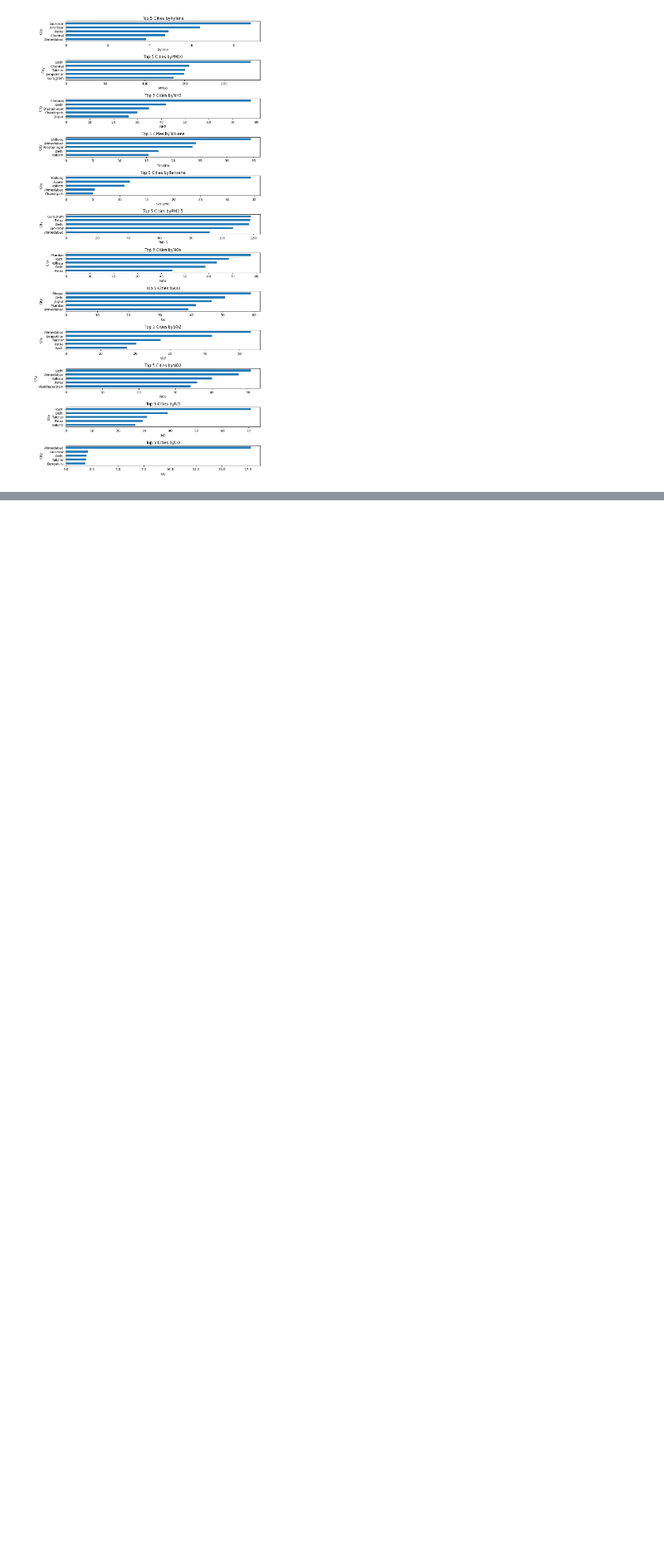
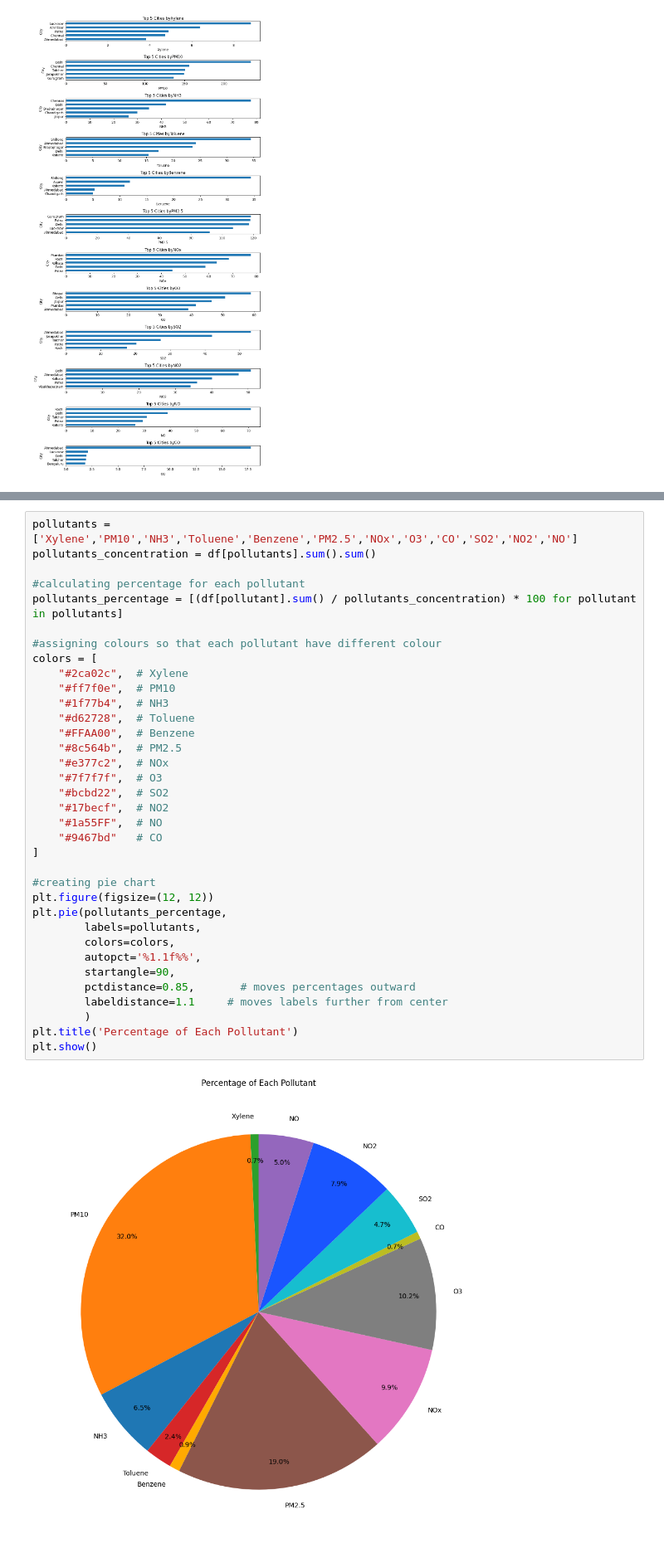
Before and after one commit to zukhrafarshadz-sudo/MyProject, a Jupyter notebook: ST20318986_CMP7005_Prac1.ipynb, the cells around one changed output, grey strips where cells are left out. Shown at 83% size. Cells and saved outputs as stored; diff of their text form; blank space fills up the shorter version.

```diff
--- a/ST20318986_CMP7005_Prac1.ipynb
+++ b/ST20318986_CMP7005_Prac1.ipynb
@@ -728,0 +774,37 @@ plt.show()
+# %%
+pollutants = ['Xylene','PM10','NH3','Toluene','Benzene','PM2.5','NOx','O3','CO','SO2','NO2','NO']
+pollutants_concentration = df[pollutants].sum().sum()
+
+#calculating percentage for each pollutant
+pollutants_percentage = [(df[pollutant].sum() / pollutants_concentration) * 100 for pollutant in pollutants]
+
+#assigning colours so that each pollutant have different colour
+colors = [
+    "#2ca02c",  # Xylene
+    "#ff7f0e",  # PM10
+    "#1f77b4",  # NH3
+    "#d62728",  # Toluene
+    "#FFAA00",  # Benzene
+    "#8c564b",  # PM2.5
+    "#e377c2",  # NOx
+    "#7f7f7f",  # O3
+    "#bcbd22",  # SO2
+    "#17becf",  # NO2
+    "#1a55FF",  # NO
+    "#9467bd"   # CO
+]
+
+#creating pie chart
+plt.figure(figsize=(12, 12))
+plt.pie(pollutants_percentage,
+        labels=pollutants,
+        colors=colors,
+        autopct='%1.1f%%',
+        startangle=90,
+        pctdistance=0.85,       # moves percentages outward
+        labeldistance=1.1     # moves labels further from center
+        )
+plt.title('Percentage of Each Pollutant')
+plt.show()
+# %% [output]
+[figure, added]
```
Also changed, not shown: parts of 37 cells of this notebook.
